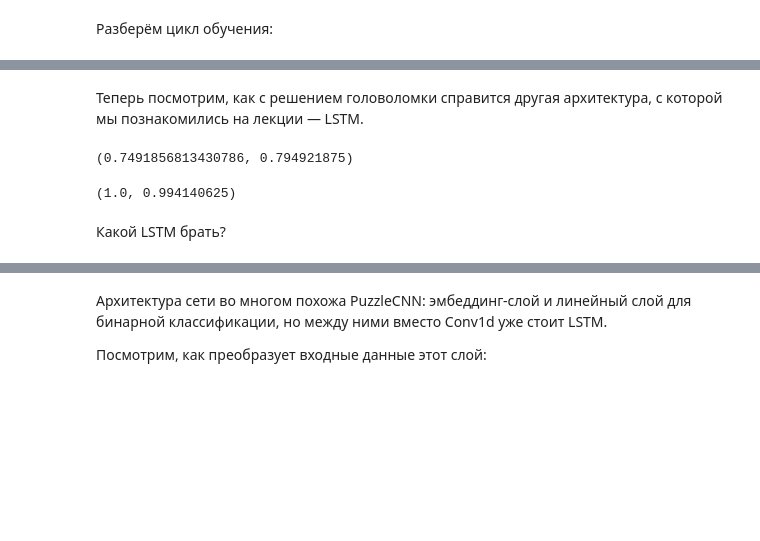
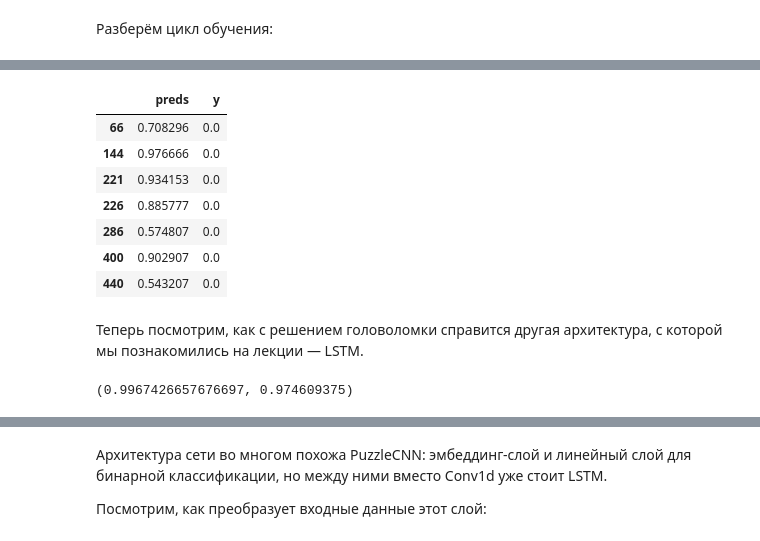
Before and after one commit to Alizarin-Stell/aaa_ml, a Jupyter notebook: sequence_cnn_lstm_with_gaps.ipynb, the cells around one changed output, grey strips where cells are left out. Drawn from its saved outputs; the diff is of its cells as text; code cells hidden in the pictures; blank space fills up the shorter version.

```diff
--- a/sequence_cnn_lstm_with_gaps.ipynb
+++ b/sequence_cnn_lstm_with_gaps.ipynb
@@ -300,12 +380,17 @@ for i in range(n_epochs):
+# %%
+ans_df[(ans_df["y"] == 0.0) & (ans_df["preds"] > 0.5)]
+# %% [output]
+|  | preds | y |
+| 66 | 0.708296 | 0.0 |
+| 144 | 0.976666 | 0.0 |
+| 221 | 0.934153 | 0.0 |
+| 226 | 0.885777 | 0.0 |
+| 286 | 0.574807 | 0.0 |
+| 400 | 0.902907 | 0.0 |
+| 440 | 0.543207 | 0.0 |
 # %% [markdown]
 Теперь посмотрим, как с решением головоломки справится другая архитектура, с которой мы познакомились на лекции — LSTM.
-# %%
-accs[-1], val_accs[-1]
-# %% [output]
-(0.7491856813430786, 0.794921875)
-# %%
-accs[-1], val_accs[-1]
-# %% [output]
-(1.0, 0.994140625)
-# %% [markdown]
-Какой LSTM брать?
+# %%
+accs[-1], val_accs[-1]
+# %% [output]
+(0.9967426657676697, 0.974609375)
```
Also changed, not shown: parts of 53 cells of this notebook, 2 other files.
